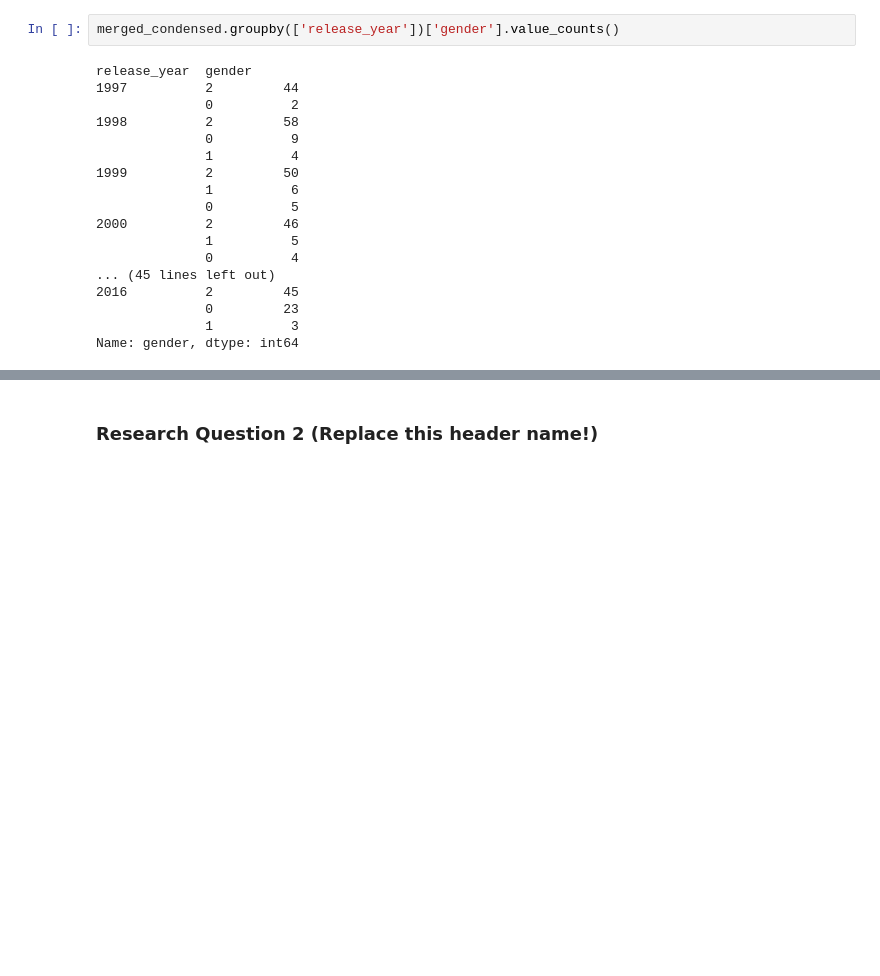
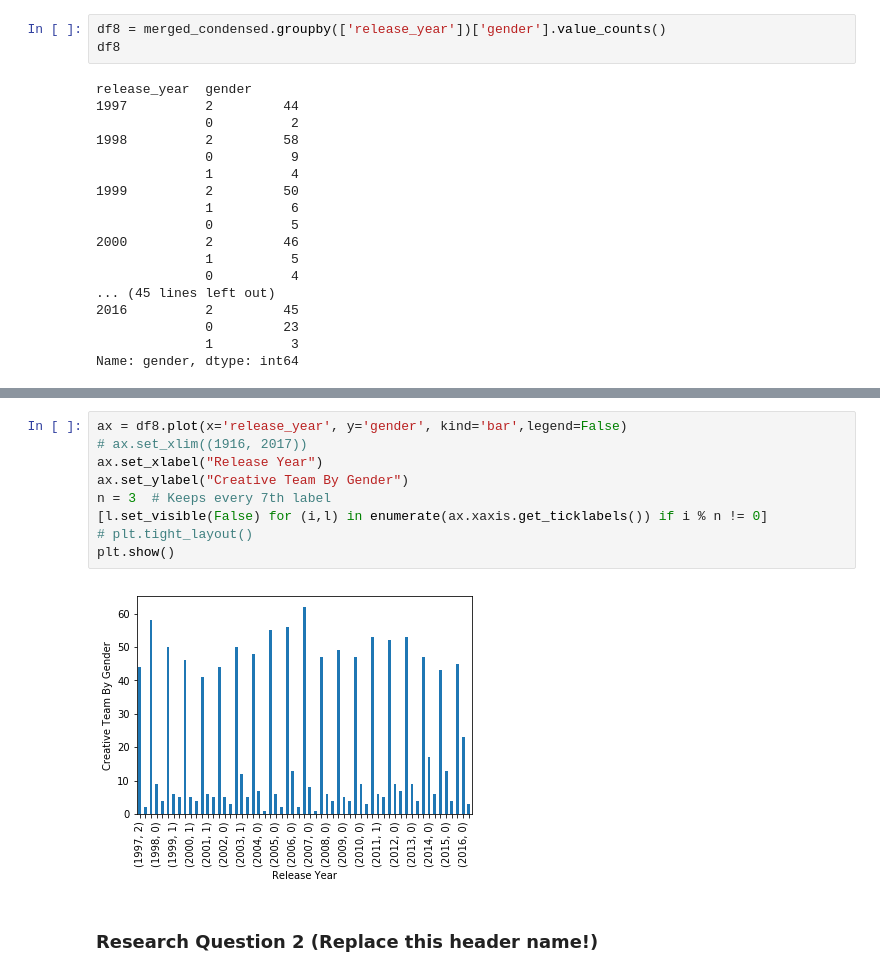
Before and after one commit to moscowjh/tmdb_dataset_analysis, a Jupyter notebook: Investigate a Dataset TMDB Movie Database (Jason H).ipynb, the cells around one changed output, grey strips where cells are left out. Drawn from its saved outputs; the diff is of its cells as text; blank space fills up the shorter version.

```diff
--- a/Investigate a Dataset TMDB Movie Database (Jason H).ipynb
+++ b/Investigate a Dataset TMDB Movie Database (Jason H).ipynb
@@ -831,5 +831,6 @@ Name: gender, Length: 561, dtype: int64
 # %%
-merged_condensed.groupby(['release_year'])['gender'].value_counts()
+df8 = merged_condensed.groupby(['release_year'])['gender'].value_counts()
+df8
 # %% [output]
 release_year  gender
 1997          2         44
@@ -851,3 +859,14 @@ Name: gender, dtype: int64
+# %%
+ax = df8.plot(x='release_year', y='gender', kind='bar',legend=False)
+# ax.set_xlim((1916, 2017))
+ax.set_xlabel("Release Year")
+ax.set_ylabel("Creative Team By Gender")
+n = 3  # Keeps every 7th label
+[l.set_visible(False) for (i,l) in enumerate(ax.xaxis.get_ticklabels()) if i % n != 0]
+# plt.tight_layout()
+plt.show()
+# %% [output]
+[figure, added]
 # %% [markdown]
 ### Research Question 2  (Replace this header name!)
 # %%
```
Also changed, not shown: parts of 7 cells of this notebook.
